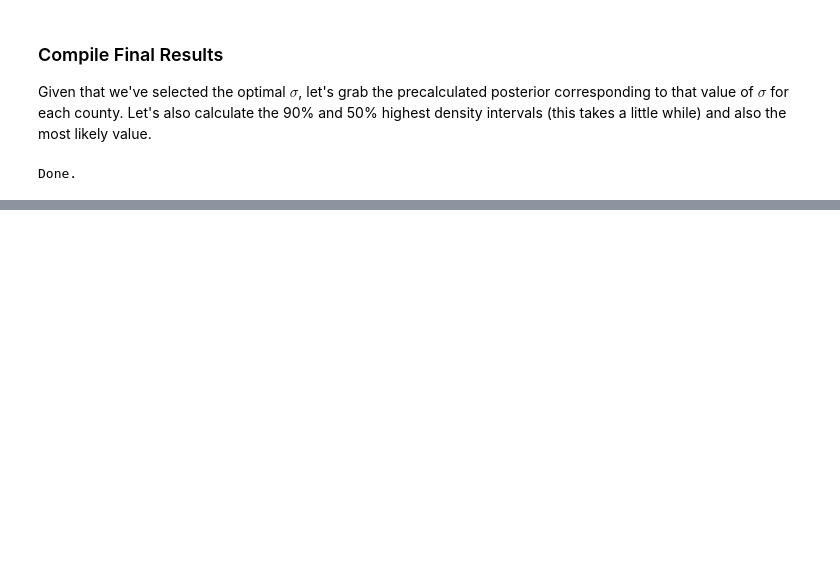
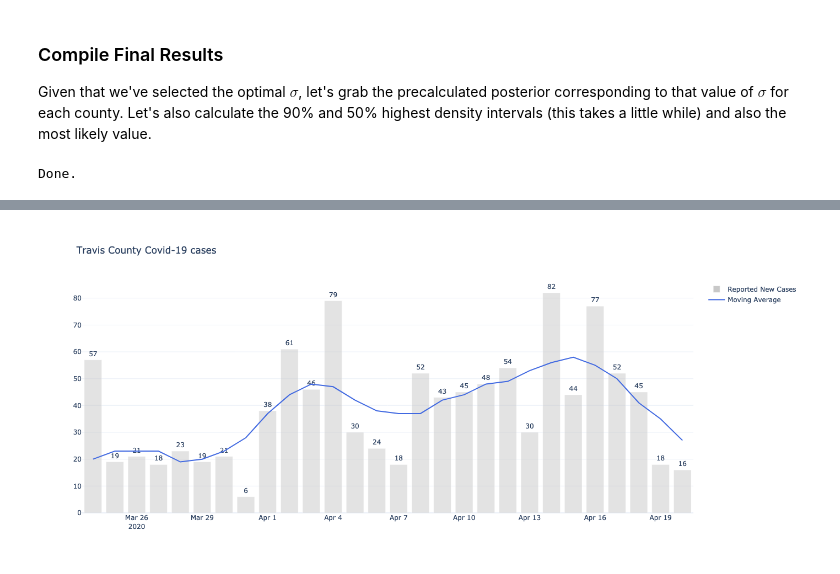
Before and after one commit to nbrasher/texas_covid, a Jupyter notebook: notebooks/Texas_Rt.ipynb, the cells around one changed output, grey strips where cells are left out. Cells and saved outputs as stored; diff of their text form; code cells hidden in the pictures; blank space fills up the shorter version.

```diff
--- a/notebooks/Texas_Rt.ipynb
+++ b/notebooks/Texas_Rt.ipynb
@@ -431,0 +515,33 @@ plot_rt(result, ax, county)
+# %%
+# Use Plotly to plot daily new cases
+fig = go.Figure()
+
+fig.update_layout(template='plotly_white',
+                  height=600,
+                  width=800,
+                  title_text=f'{county} County Covid-19 cases')
+
+fig.add_trace(
+    go.Bar(
+        x=original.index,
+        y=original,
+        text=original,
+        textposition='outside',
+        marker = {'color': 'rgb(200, 200, 200)', 'opacity': .5},
+        name='Reported New Cases',
+    )
+)
+
+fig.add_trace(
+    go.Scatter(
+        x=original.index,
+        y=smoothed,
+        mode='lines',
+        line_color='royalblue',
+        name='Moving Average'
+    )
+)
+
+fig.show()
+# %% [output]
+[figure, added]
```
Also changed, not shown: parts of 9 cells of this notebook, 1 other file.
